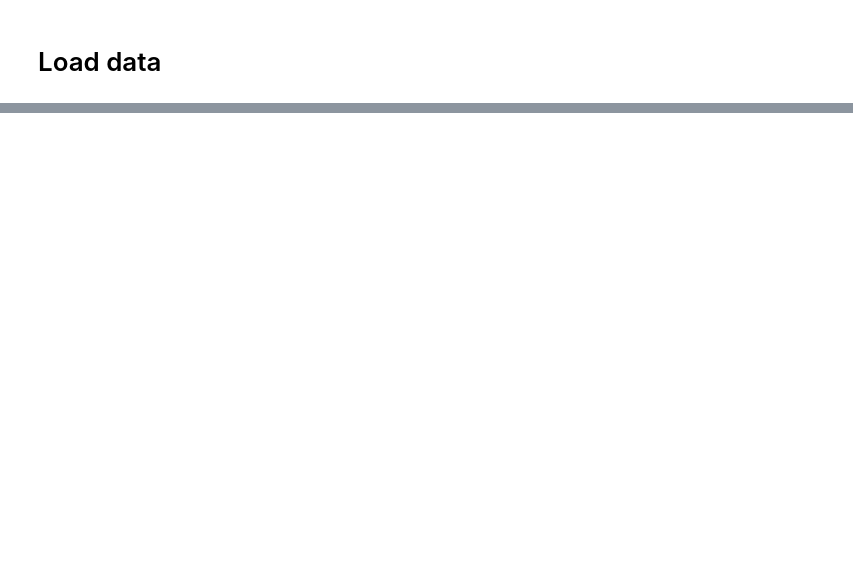
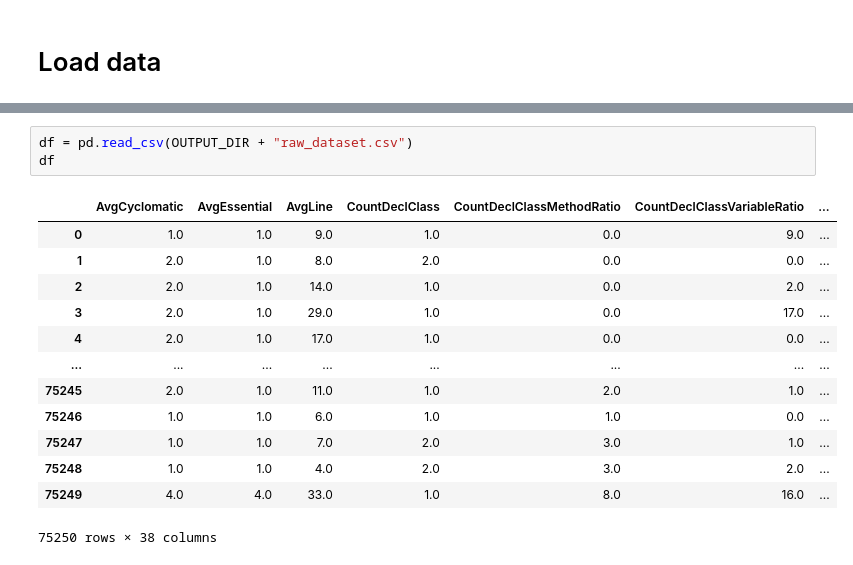
Before and after one commit to ahenrij/ets-mgl869-hive, a Jupyter notebook: src/lab/notebooks/versions_models.ipynb, the cells around one changed output, grey strips where cells are left out. Drawn from its saved outputs; the diff is of its cells as text; blank space fills up the shorter version.

```diff
--- a/src/lab/notebooks/versions_models.ipynb
+++ b/src/lab/notebooks/versions_models.ipynb
@@ -295,0 +30,17 @@ plot_feature_importances(rf_pipeline._final_estimator, "Random Forest (UnderSamp
+# %%
+df = pd.read_csv(OUTPUT_DIR + "raw_dataset.csv")
+df
+# %% [output]
+|  | AvgCyclomatic | AvgEssential | AvgLine | CountDeclClass | CountDeclClassMethodRatio | CountDeclClassVariableRatio | ... |
+| 0 | 1.0 | 1.0 | 9.0 | 1.0 | 0.0 | 9.0 | ... |
+| 1 | 2.0 | 1.0 | 8.0 | 2.0 | 0.0 | 0.0 | ... |
+| 2 | 2.0 | 1.0 | 14.0 | 1.0 | 0.0 | 2.0 | ... |
+| 3 | 2.0 | 1.0 | 29.0 | 1.0 | 0.0 | 17.0 | ... |
+| 4 | 2.0 | 1.0 | 17.0 | 1.0 | 0.0 | 0.0 | ... |
+| ... | ... | ... | ... | ... | ... | ... | ... |
+| 75245 | 2.0 | 1.0 | 11.0 | 1.0 | 2.0 | 1.0 | ... |
+| 75246 | 1.0 | 1.0 | 6.0 | 1.0 | 1.0 | 0.0 | ... |
+| 75247 | 1.0 | 1.0 | 7.0 | 2.0 | 3.0 | 1.0 | ... |
+| 75248 | 1.0 | 1.0 | 4.0 | 2.0 | 3.0 | 2.0 | ... |
+| 75249 | 4.0 | 4.0 | 33.0 | 1.0 | 8.0 | 16.0 | ... |
+75250 rows × 38 columns
```
Also changed, not shown: parts of 30 cells of this notebook.
